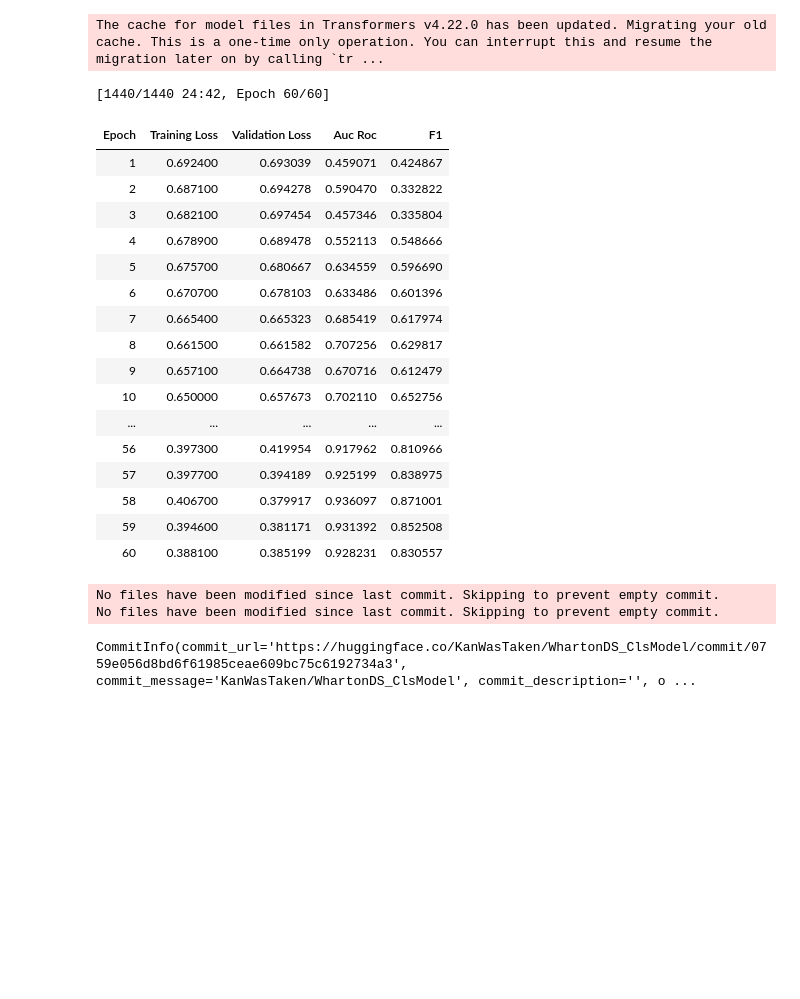
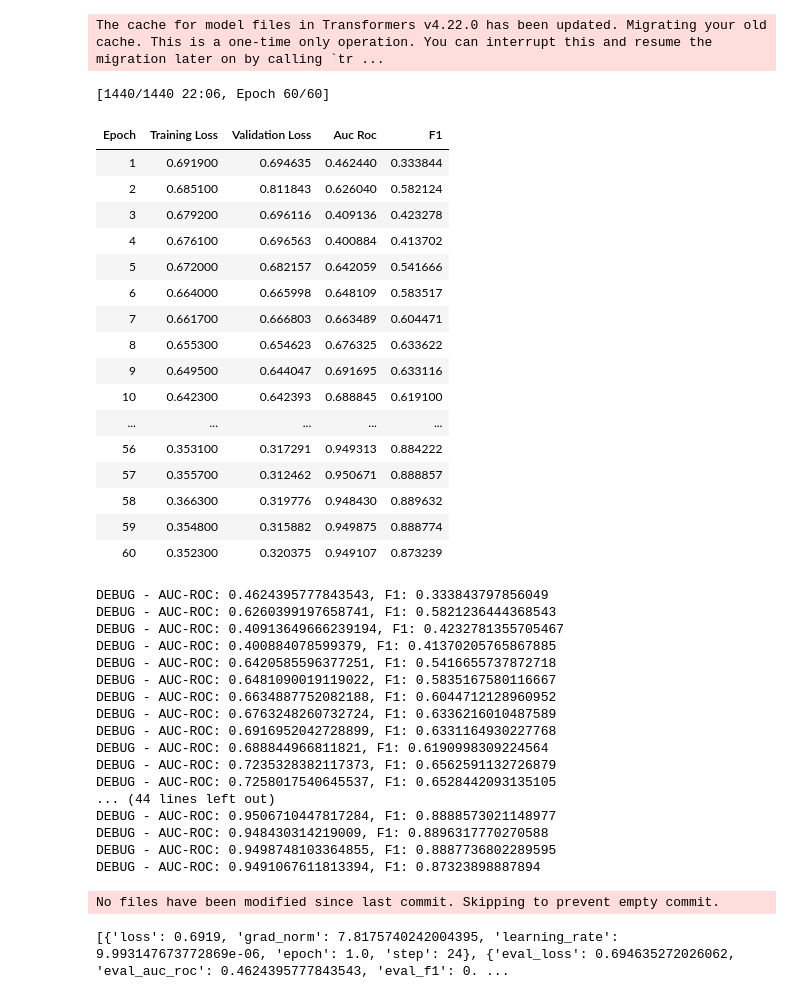
Before and after one commit to KangaOnGit/Wharton-Data-Science-Competition, a Jupyter notebook: Test1.ipynb, the cells around one changed output. Cells and saved outputs as stored; diff of their text form; code cells hidden in the pictures; blank space fills up the shorter version.

Commit message:
Kaggle Notebook | Classification Model (Wharton) | Version 23

```diff
--- a/Test1.ipynb
+++ b/Test1.ipynb
@@ -143,7 +143,7 @@ def preprocess_data_diff(data):
     """
 
     epsilon = 1e-8
-    T = 6 # Temperature
+    T = 5 # Temperature
 
     processed_data = []
 
@@ -613,7 +613,9 @@ def compute_metrics(eval_pred):
     auc_roc = roc_auc_score(labels, probs) if len(set(labels)) > 1 else 0.0  # Prevent single-class error
     f1 = f1_score(labels, preds, average="macro")
 
-    return {"auc_roc": float(auc_roc), "f1": f1}
+    print(f"DEBUG - AUC-ROC: {auc_roc}, F1: {f1}")
+
+    return {"auc_roc": auc_roc, "f1": f1}
 # %%
 from transformers import Trainer, TrainingArguments
 from transformers import get_scheduler
@@ -639,53 +641,71 @@ training_args = TrainingArguments(
     weight_decay=0.0005,
     report_to="none",
     push_to_hub=True,
     optim = 'adamw_torch',
     lr_scheduler_type="cosine",
     hub_model_id="KanWasTaken/WhartonDS_ClsModel",
-    metric_for_best_model="auc_roc",
+    load_best_model_at_end=True,
+    metric_for_best_model="eval_auc_roc",
     greater_is_better= True,
-    save_total_limit = 1,
-    load_best_model_at_end=True,
+    save_total_limit = 1
 )
 
 # Initialize Model
 model = FeatureGroupingModel(FeatureGroupingConfig())
 
 trainer = Trainer(
     model=model.to(device),
     args=training_args,
     train_dataset=train_set,
     eval_dataset=val_set,
     compute_metrics=compute_metrics
 )
 
 # Train the Model
 trainer.train()
 
 # Save Model
 trainer.save_model("./WhartonDS_ClsModel")
 
 # Save Model to Hugging Face Hub
 trainer.push_to_hub("KanWasTaken/WhartonDS_ClsModel")
+
+print(trainer.state.log_history)
 # %% [output]
-[1440/1440 24:42, Epoch 60/60]
+[1440/1440 22:06, Epoch 60/60]
 | Epoch | Training Loss | Validation Loss | Auc Roc | F1 |
-| 1 | 0.692400 | 0.693039 | 0.459071 | 0.424867 |
-| 2 | 0.687100 | 0.694278 | 0.590470 | 0.332822 |
-| 3 | 0.682100 | 0.697454 | 0.457346 | 0.335804 |
-| 4 | 0.678900 | 0.689478 | 0.552113 | 0.548666 |
-| 5 | 0.675700 | 0.680667 | 0.634559 | 0.596690 |
-| 6 | 0.670700 | 0.678103 | 0.633486 | 0.601396 |
-| 7 | 0.665400 | 0.665323 | 0.685419 | 0.617974 |
-| 8 | 0.661500 | 0.661582 | 0.707256 | 0.629817 |
-| 9 | 0.657100 | 0.664738 | 0.670716 | 0.612479 |
-| 10 | 0.650000 | 0.657673 | 0.702110 | 0.652756 |
+| 1 | 0.691900 | 0.694635 | 0.462440 | 0.333844 |
+| 2 | 0.685100 | 0.811843 | 0.626040 | 0.582124 |
+| 3 | 0.679200 | 0.696116 | 0.409136 | 0.423278 |
+| 4 | 0.676100 | 0.696563 | 0.400884 | 0.413702 |
+| 5 | 0.672000 | 0.682157 | 0.642059 | 0.541666 |
+| 6 | 0.664000 | 0.665998 | 0.648109 | 0.583517 |
+| 7 | 0.661700 | 0.666803 | 0.663489 | 0.604471 |
+| 8 | 0.655300 | 0.654623 | 0.676325 | 0.633622 |
+| 9 | 0.649500 | 0.644047 | 0.691695 | 0.633116 |
+| 10 | 0.642300 | 0.642393 | 0.688845 | 0.619100 |
 | ... | ... | ... | ... | ... |
-| 56 | 0.397300 | 0.419954 | 0.917962 | 0.810966 |
-| 57 | 0.397700 | 0.394189 | 0.925199 | 0.838975 |
-| 58 | 0.406700 | 0.379917 | 0.936097 | 0.871001 |
-| 59 | 0.394600 | 0.381171 | 0.931392 | 0.852508 |
-| 60 | 0.388100 | 0.385199 | 0.928231 | 0.830557 |
+| 56 | 0.353100 | 0.317291 | 0.949313 | 0.884222 |
+| 57 | 0.355700 | 0.312462 | 0.950671 | 0.888857 |
+| 58 | 0.366300 | 0.319776 | 0.948430 | 0.889632 |
+| 59 | 0.354800 | 0.315882 | 0.949875 | 0.888774 |
+| 60 | 0.352300 | 0.320375 | 0.949107 | 0.873239 |
-No files have been modified since last commit. Skipping to prevent empty commit.
-No files have been modified since last commit. Skipping to prevent empty commit.
+DEBUG - AUC-ROC: 0.4624395777843543, F1: 0.333843797856049
+DEBUG - AUC-ROC: 0.6260399197658741, F1: 0.5821236444368543
+DEBUG - AUC-ROC: 0.40913649666239194, F1: 0.4232781355705467
+DEBUG - AUC-ROC: 0.400884078599379, F1: 0.41370205765867885
+DEBUG - AUC-ROC: 0.6420585596377251, F1: 0.5416655737872718
+DEBUG - AUC-ROC: 0.6481090019119022, F1: 0.5835167580116667
+DEBUG - AUC-ROC: 0.6634887752082188, F1: 0.6044712128960952
+DEBUG - AUC-ROC: 0.6763248260732724, F1: 0.6336216010487589
+DEBUG - AUC-ROC: 0.6916952042728899, F1: 0.6331164930227768
+DEBUG - AUC-ROC: 0.688844966811821, F1: 0.6190998309224564
+DEBUG - AUC-ROC: 0.7235328382117373, F1: 0.6562591132726879
+DEBUG - AUC-ROC: 0.7258017540645537, F1: 0.6528442093135105
+... (44 lines left out)
+DEBUG - AUC-ROC: 0.9506710447817284, F1: 0.8888573021148977
+DEBUG - AUC-ROC: 0.948430314219009, F1: 0.8896317770270588
+DEBUG - AUC-ROC: 0.9498748103364855, F1: 0.8887736802289595
+DEBUG - AUC-ROC: 0.9491067611813394, F1: 0.87323898887894
-CommitInfo(commit_url='https://huggingface.co/KanWasTaken/WhartonDS_ClsModel/commit/0759e056d8bd6f61985ceae609bc75c6192734a3', commit_message='KanWasTaken/WhartonDS_ClsModel', commit_description='', o ...
+No files have been modified since last commit. Skipping to prevent empty commit.
+[{'loss': 0.6919, 'grad_norm': 7.8175740242004395, 'learning_rate': 9.993147673772869e-06, 'epoch': 1.0, 'step': 24}, {'eval_loss': 0.694635272026062, 'eval_auc_roc': 0.4624395777843543, 'eval_f1': 0. ...
```
Also changed, not shown: parts of 3 cells of this notebook.
